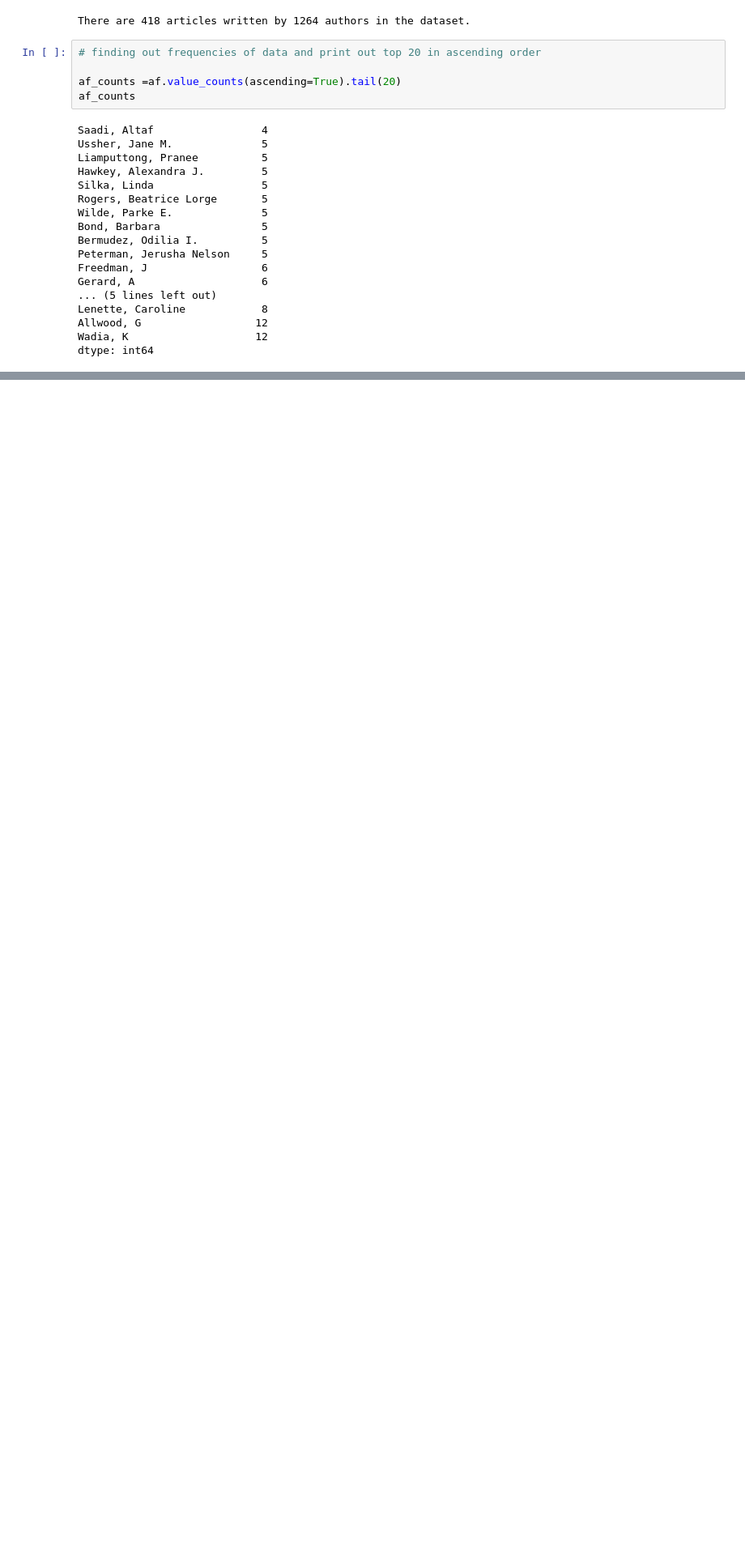
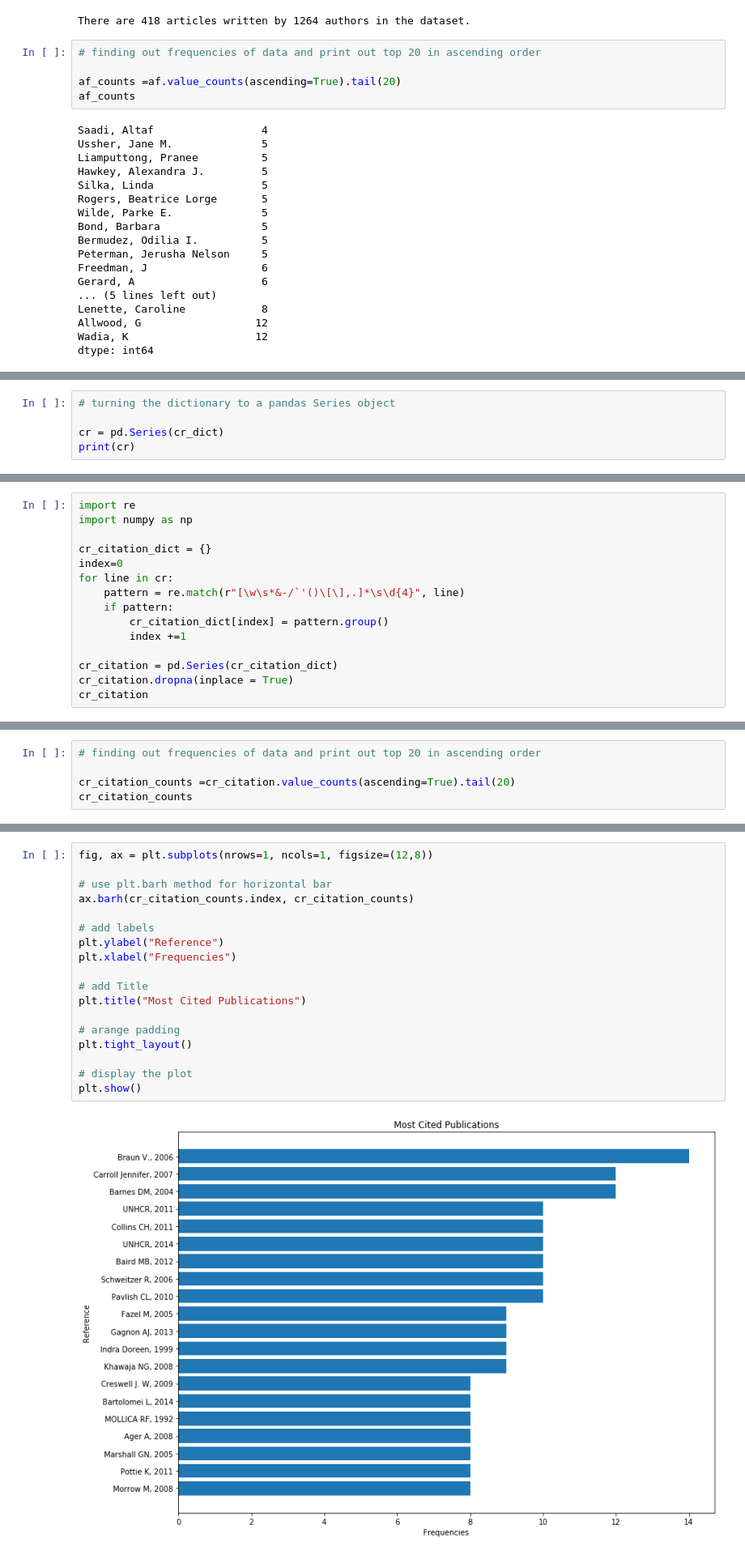
Before and after one commit to kurtsenol/pandas, a Jupyter notebook: web_of_science.ipynb, the cells around one changed output, grey strips where cells are left out. Shown at 81% size. Drawn from its saved outputs; the diff is of its cells as text; blank space fills up the shorter version.

```diff
--- a/web_of_science.ipynb
+++ b/web_of_science.ipynb
@@ -149,0 +175,5 @@ plt.show()
+# %%
+# turning the dictionary to a pandas Series object
+
+cr = pd.Series(cr_dict)
+print(cr)
@@ -149,0 +197,15 @@ plt.show()
+# %%
+import re
+import numpy as np
+
+cr_citation_dict = {}
+index=0
+for line in cr:
+    pattern = re.match(r"[\w\s*&-/`'()\[\],.]*\s\d{4}", line)
+    if pattern:
+        cr_citation_dict[index] = pattern.group()
+        index +=1
+
+cr_citation = pd.Series(cr_citation_dict)
+cr_citation.dropna(inplace = True)
+cr_citation
@@ -149,0 +225,5 @@ plt.show()
+# %%
+# finding out frequencies of data and print out top 20 in ascending order
+
+cr_citation_counts =cr_citation.value_counts(ascending=True).tail(20)
+cr_citation_counts
@@ -149,0 +248,20 @@ plt.show()
+# %%
+fig, ax = plt.subplots(nrows=1, ncols=1, figsize=(12,8))
+
+# use plt.barh method for horizontal bar
+ax.barh(cr_citation_counts.index, cr_citation_counts)
+
+# add labels
+plt.ylabel("Reference")
+plt.xlabel("Frequencies")
+
+# add Title
+plt.title("Most Cited Publications")
+
+# arange padding
+plt.tight_layout()
+
+# display the plot
+plt.show()
+# %% [output]
+[figure, added]
```
Also changed, not shown: parts of 14 cells of this notebook.
